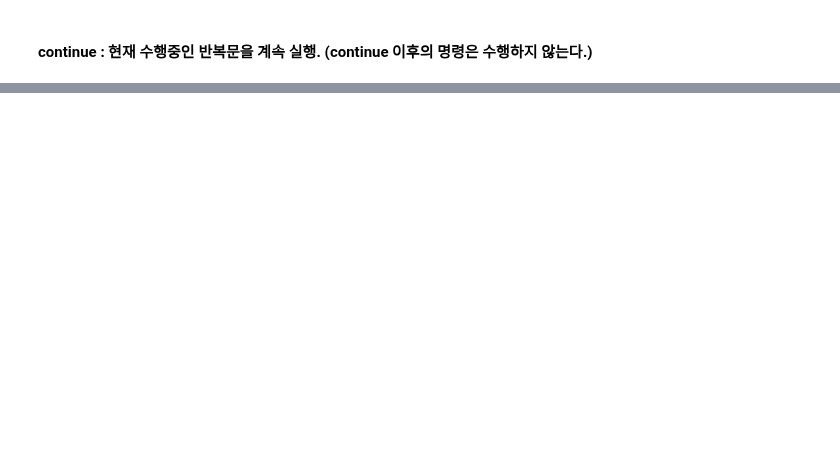
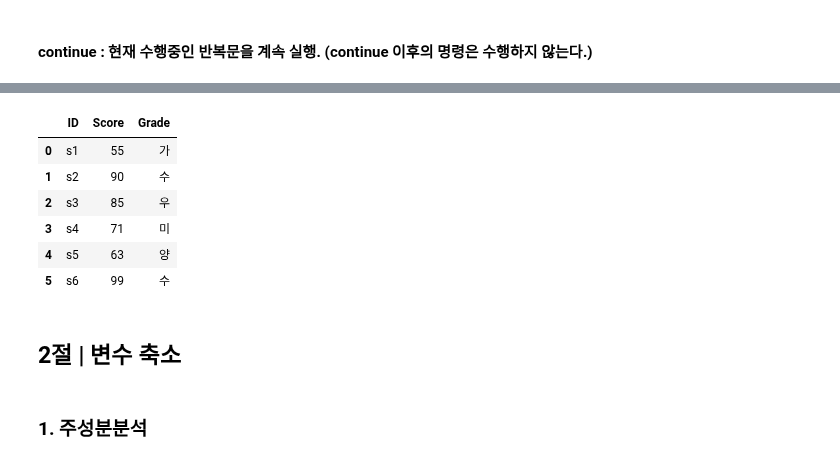
Before and after one commit to anjuiswhat/TIL, a Jupyter notebook: ADP_study/1주차과제.ipynb, the cells around one changed output, grey strips where cells are left out. Cells and saved outputs as stored; diff of their text form; code cells hidden in the pictures; blank space fills up the shorter version.

```diff
--- a/ADP_study/1주차과제.ipynb
+++ b/ADP_study/1주차과제.ipynb
@@ -117,0 +151,12 @@ for i in range(1,100):
+# %%
+import numpy as np
+import pandas as pd
+import sklearn
+
+# 데이터 프레임 생성 - 개별 생성
+df_student = pd.DataFrame()
+
+df_student['ID'] = ['s1', 's2', 's3', 's4', 's5', 's6']
+df_student['Score'] = [55, 90, 85, 71, 63, 99]
+
+df_student
@@ -117,0 +171,29 @@ for i in range(1,100):
+# %%
+def grade(x):
+    if x >= 90:
+        return '수'
+    elif x >=80:
+        return '우'
+    elif x >=70:
+        return '미'
+    elif x >=60:
+        return '양'
+    else:
+        return '가'
+
+
+df_student['Grade'] = df_student['Score'].apply(lambda x : grade(x))
+# %%
+df_student
+# %% [output]
+|  | ID | Score | Grade |
+| 0 | s1 | 55 | 가 |
+| 1 | s2 | 90 | 수 |
+| 2 | s3 | 85 | 우 |
+| 3 | s4 | 71 | 미 |
+| 4 | s5 | 63 | 양 |
+| 5 | s6 | 99 | 수 |
+# %% [markdown]
+## 2절 | 변수 축소
+# %% [markdown]
+### 1. 주성분분석
```
Also changed, not shown: parts of 36 cells of this notebook.
